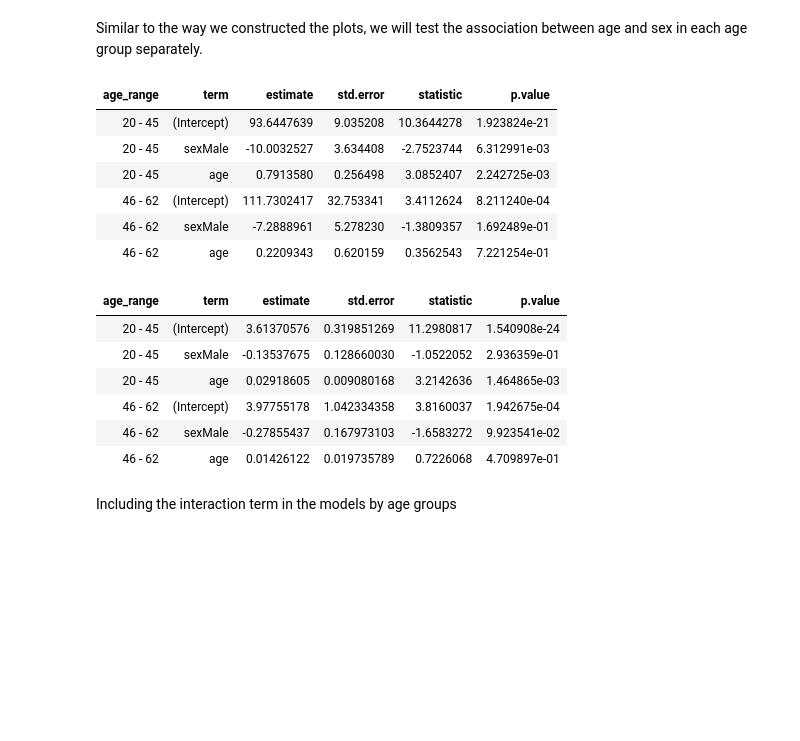
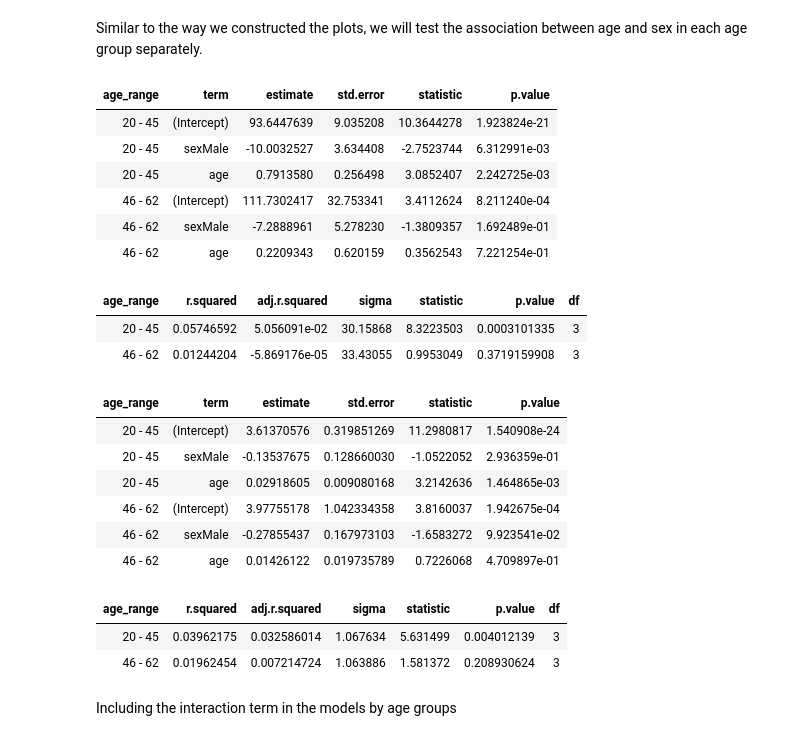
Before and after one commit to jacodela/microbio_aDiv, a Jupyter notebook: Colombia_Analyses/Col_data.ipynb, the cells around one changed output. Saved outputs shown, nothing was run; the diff lists cells and outputs as text; code cells hidden in the pictures; blank space fills up the shorter version.

```diff
--- a/Colombia_Analyses/Col_data.ipynb
+++ b/Colombia_Analyses/Col_data.ipynb
@@ -362,35 +360,49 @@ age and sex in each age group separately.
 # %%
 # Fit separate linear models by each age group
 # SV richness
 richness_group_lm = alpha_age_dat %>% group_by(age_range) %>%
   do(richn_lm = lm(observed_otus ~ sex + age, data = .)  %>% summary())
 
 # get the coefficients by group in a tidy data_frame
 otu_group_coef = tidy(richness_group_lm, richn_lm)
 otu_group_coef
 
+# R2 of the regression
+otu_group_R2 = glance(richness_group_lm, richn_lm)
+otu_group_R2
+
 # Shannon index
 shannon_group_lm = alpha_age_dat %>% group_by(age_range) %>%
   do(shann_lm = lm(shannon ~ sex + age, data = .) %>% summary())
 
 # get the coefficients by group in a tidy data_frame
 shannon_group_coef = tidy(shannon_group_lm, shann_lm)
 shannon_group_coef
+
+# R2 of the regression
+shannon_group_R2 = glance(shannon_group_lm, shann_lm)
+shannon_group_R2
 # %% [output]
 | age_range | term | estimate | std.error | statistic | p.value |
 | 20 - 45 | (Intercept) | 93.6447639 | 9.035208 | 10.3644278 | 1.923824e-21 |
 | 20 - 45 | sexMale | -10.0032527 | 3.634408 | -2.7523744 | 6.312991e-03 |
 | 20 - 45 | age | 0.7913580 | 0.256498 | 3.0852407 | 2.242725e-03 |
 | 46 - 62 | (Intercept) | 111.7302417 | 32.753341 | 3.4112624 | 8.211240e-04 |
 | 46 - 62 | sexMale | -7.2888961 | 5.278230 | -1.3809357 | 1.692489e-01 |
 | 46 - 62 | age | 0.2209343 | 0.620159 | 0.3562543 | 7.221254e-01 |
-| age_range | term | estimate | std.error | statistic | p.value |
-| 20 - 45 | (Intercept) | 3.61370576 | 0.319851269 | 11.2980817 | 1.540908e-24 |
-| 20 - 45 | sexMale | -0.13537675 | 0.128660030 | -1.0522052 | 2.936359e-01 |
-| 20 - 45 | age | 0.02918605 | 0.009080168 | 3.2142636 | 1.464865e-03 |
-| 46 - 62 | (Intercept) | 3.97755178 | 1.042334358 | 3.8160037 | 1.942675e-04 |
-| 46 - 62 | sexMale | -0.27855437 | 0.167973103 | -1.6583272 | 9.923541e-02 |
-| 46 - 62 | age | 0.01426122 | 0.019735789 | 0.7226068 | 4.709897e-01 |
+| age_range | r.squared | adj.r.squared | sigma | statistic | p.value | df |
+| 20 - 45 | 0.05746592 | 5.056091e-02 | 30.15868 | 8.3223503 | 0.0003101335 | 3 |
+| 46 - 62 | 0.01244204 | -5.869176e-05 | 33.43055 | 0.9953049 | 0.3719159908 | 3 |
+| age_range | term | estimate | std.error | statistic | p.value |
+| 20 - 45 | (Intercept) | 3.61370576 | 0.319851269 | 11.2980817 | 1.540908e-24 |
+| 20 - 45 | sexMale | -0.13537675 | 0.128660030 | -1.0522052 | 2.936359e-01 |
+| 20 - 45 | age | 0.02918605 | 0.009080168 | 3.2142636 | 1.464865e-03 |
+| 46 - 62 | (Intercept) | 3.97755178 | 1.042334358 | 3.8160037 | 1.942675e-04 |
+| 46 - 62 | sexMale | -0.27855437 | 0.167973103 | -1.6583272 | 9.923541e-02 |
+| 46 - 62 | age | 0.01426122 | 0.019735789 | 0.7226068 | 4.709897e-01 |
+| age_range | r.squared | adj.r.squared | sigma | statistic | p.value | df |
+| 20 - 45 | 0.03962175 | 0.032586014 | 1.067634 | 5.631499 | 0.004012139 | 3 |
+| 46 - 62 | 0.01962454 | 0.007214724 | 1.063886 | 1.581372 | 0.208930624 | 3 |
 # %% [markdown]
 Including the interaction term in the models by age groups
 # %%
```
Also changed, not shown: parts of 8 cells of this notebook, 3 other files.
